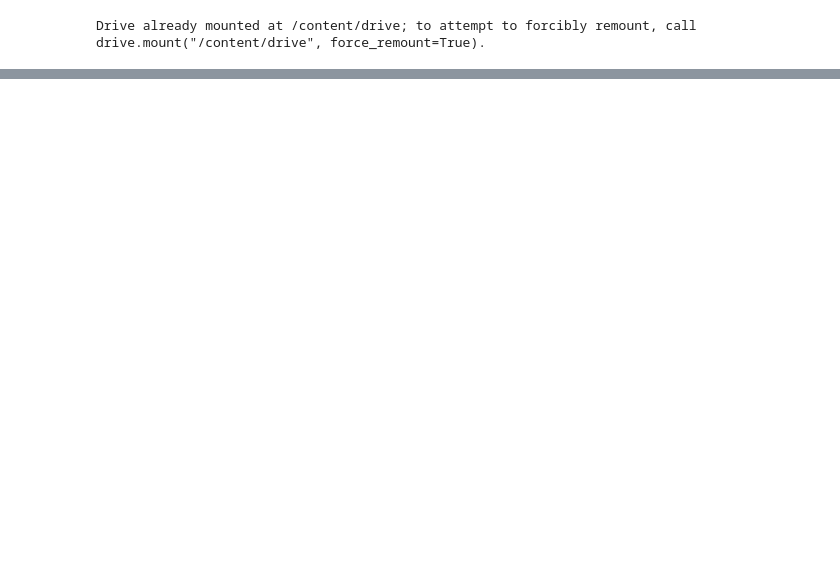
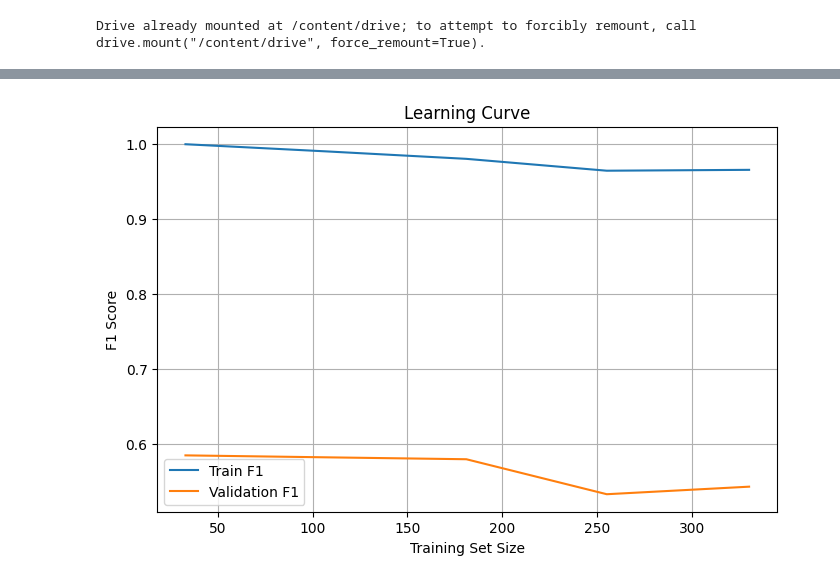
Before and after one commit to LW567-lab/Assignment-2-WildfirePrediction, a Jupyter notebook: forestfire_model.ipynb, the cells around one changed output, grey strips where cells are left out. Drawn from its saved outputs; the diff is of its cells as text; code cells hidden in the pictures; blank space fills up the shorter version.

```diff
--- a/forestfire_model.ipynb
+++ b/forestfire_model.ipynb
@@ -731,0 +146,25 @@ shap.plots.beeswarm(shap_values)
+# %%
+from sklearn.model_selection import learning_curve
+import numpy as np
+import matplotlib.pyplot as plt
+
+train_sizes, train_scores, val_scores = learning_curve(
+    best_model, X_train, y_train,
+    train_sizes=np.linspace(0.1, 1.0, 5),
+    cv=5, scoring='f1', n_jobs=-1
+)
+
+train_mean = train_scores.mean(axis=1)
+val_mean = val_scores.mean(axis=1)
+
+plt.figure(figsize=(8, 5))
+plt.plot(train_sizes, train_mean, label="Train F1")
+plt.plot(train_sizes, val_mean, label="Validation F1")
+plt.xlabel("Training Set Size")
+plt.ylabel("F1 Score")
+plt.title("Learning Curve")
+plt.legend()
+plt.grid(True)
+plt.show()
+# %% [output]
+[figure, added]
```
Also changed, not shown: parts of 60 cells of this notebook.
